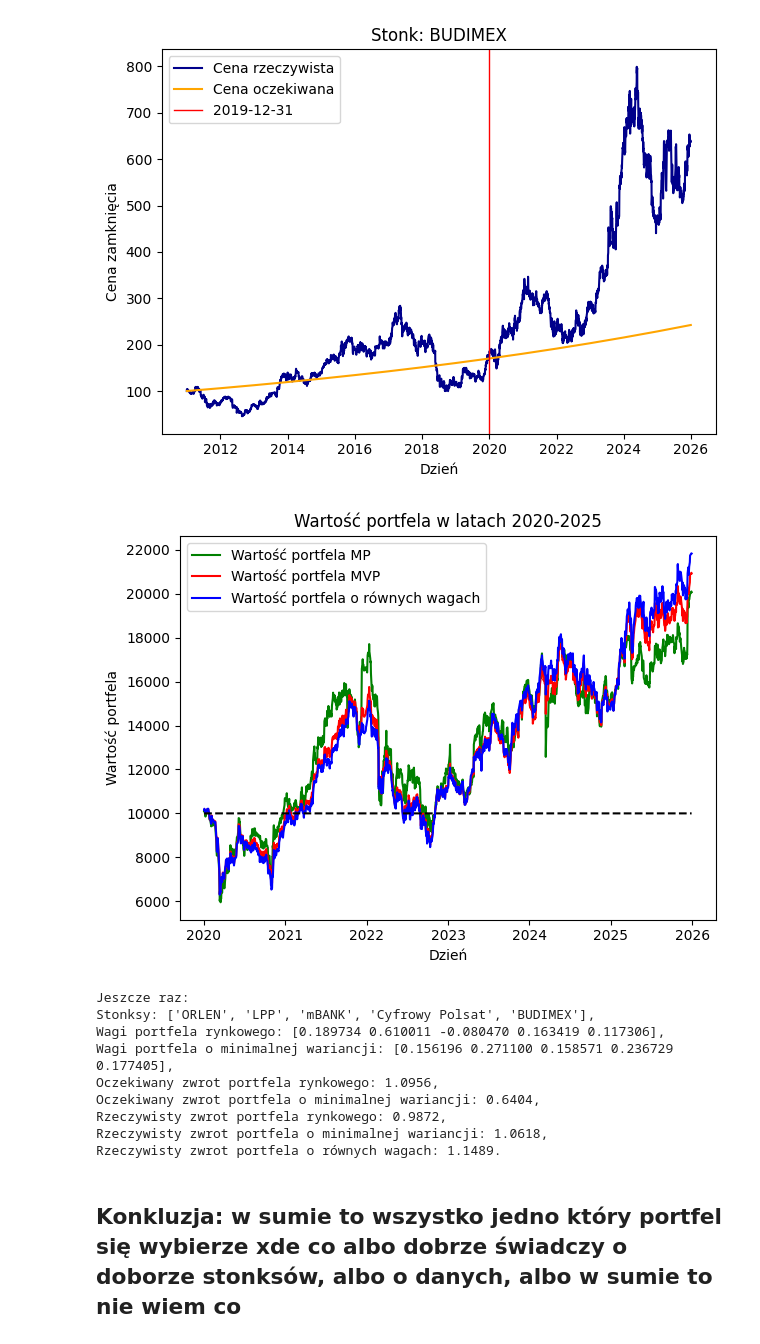
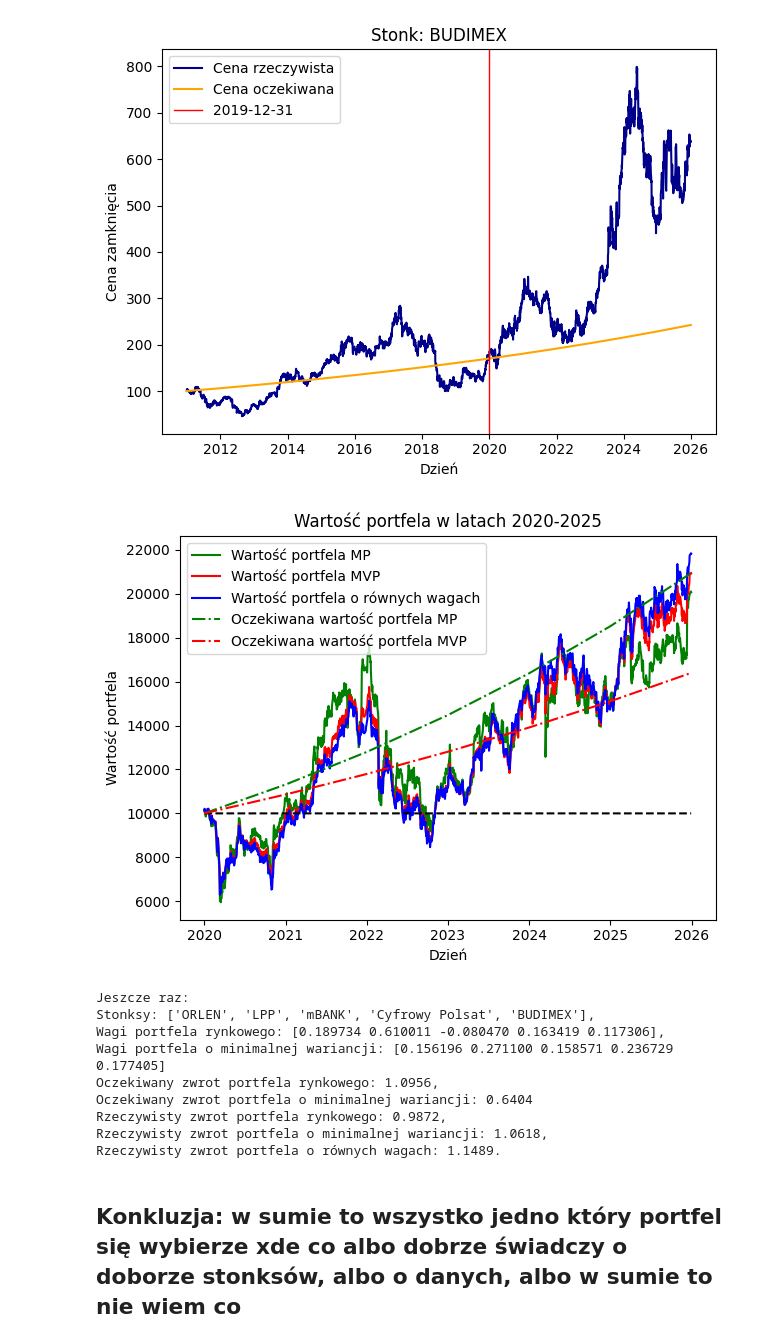
Before and after one commit to wilkjuraszekkarol/TPiZR_megaprojekt, a Jupyter notebook: raport_SPECJALny.ipynb, the cells around one changed output. Drawn from its saved outputs; the diff is of its cells as text; code cells hidden in the pictures.

```diff
--- a/raport_SPECJALny.ipynb
+++ b/raport_SPECJALny.ipynb
@@ -187,43 +187,47 @@ daily_returns = pd.concat(
 daily_returns.columns = [f"Daily_Return_Stonk_{i+1}" for i in range(len(dfs_historical))]
 dates = dfs_recent[0]["Date"].reset_index(drop=True)
 
 def get_weighted_returns(budzet, wagi):
     weighted_returns = daily_returns.copy()
     for i in range(len(wagi)):
         column = weighted_returns.columns[i]
         weighted_returns[column] = weighted_returns[column] * wagi[i]
     weighted_returns["Łączny_dzienny_return"] = weighted_returns.sum(axis=1)
     for j in range(len(weighted_returns)):
         budzet.append(budzet[-1] * (1 + weighted_returns["Łączny_dzienny_return"].iloc[j]))
     return budzet[1:]
 
 returny_MP = get_weighted_returns([10000], w_MP)
 returny_MVP = get_weighted_returns([10000], w_MVP)
 returny_equal = get_weighted_returns([10000], [0.2, 0.2, 0.2, 0.2, 0.2])
 
 dates2 = [pd.Timestamp("2020-01-01"), pd.Timestamp("2021-01-01"), pd.Timestamp("2022-01-01"), pd.Timestamp("2023-01-01"), pd.Timestamp("2024-01-01"), pd.Timestamp("2025-01-01"), pd.Timestamp("2026-01-01")]
 
 plt.plot(dates, returny_MP, color="green", label="Wartość portfela MP")
 plt.plot(dates, returny_MVP, color="red", label="Wartość portfela MVP")
 plt.plot(dates, returny_equal, color="blue", label="Wartość portfela o równych wagach")
 plt.plot(dates, [10000]*len(dates), color="black", linestyle="--")
+plt.plot(dates2, [10000 * (1 + (roczne_mu_MP)) ** i for i in range(7)], color="green", linestyle="-.", label="Oczekiwana wartość portfela MP")
+plt.plot(dates2, [10000 * (1 + (roczne_mu_MVP)) ** i for i in range(7)], color="red", linestyle="-.", label="Oczekiwana wartość portfela MVP")
 plt.xlabel("Dzień")
 plt.ylabel("Wartość portfela")
 plt.title("Wartość portfela w latach 2020-2025")
 plt.legend()
 plt.tight_layout()
 plt.show()
 # %% [output]
-[figure, old version]
+[figure, new version]
 # %%
-print(f"Jeszcze raz: \nStonksy: {nazwy}, \nWagi portfela rynkowego: {w_MP}, \nWagi portfela o minimalnej wariancji: {w_MVP}, \nOczekiwany zwrot portfela rynkowego: {((1+roczne_mu_MP)**6 -1).round(4)}, \nOczekiwany zwrot portfela o minimalnej wariancji: {((1+roczne_mu_MVP)**6 -1).round(4)}, \nRzeczywisty zwrot portfela rynkowego: {((returny_MP[-1]/returny_MP[0]) -1).round(4)}, \nRzeczywisty zwrot portfela o minimalnej wariancji: {((returny_MVP[-1]/returny_MVP[0]) -1).round(4)}, \nRzeczywisty zwrot portfela o równych wagach: {((returny_equal[-1]/returny_equal[0]) -1).round(4 )}.")
+print(f"Jeszcze raz: \nStonksy: {nazwy}, \nWagi portfela rynkowego: {w_MP}, \nWagi portfela o minimalnej wariancji: {w_MVP}")
+print(f"Oczekiwany zwrot portfela rynkowego: {((1+roczne_mu_MP)**6 -1).round(4)}, \nOczekiwany zwrot portfela o minimalnej wariancji: {((1+roczne_mu_MVP)**6 -1).round(4)}")
+print(f"Rzeczywisty zwrot portfela rynkowego: {((returny_MP[-1]/returny_MP[0]) -1).round(4)}, \nRzeczywisty zwrot portfela o minimalnej wariancji: {((returny_MVP[-1]/returny_MVP[0]) -1).round(4)}, \nRzeczywisty zwrot portfela o równych wagach: {((returny_equal[-1]/returny_equal[0]) -1).round(4 )}.")
 # %% [output]
 Jeszcze raz:
 Stonksy: ['ORLEN', 'LPP', 'mBANK', 'Cyfrowy Polsat', 'BUDIMEX'],
 Wagi portfela rynkowego: [0.189734 0.610011 -0.080470 0.163419 0.117306],
-Wagi portfela o minimalnej wariancji: [0.156196 0.271100 0.158571 0.236729 0.177405],
+Wagi portfela o minimalnej wariancji: [0.156196 0.271100 0.158571 0.236729 0.177405]
 Oczekiwany zwrot portfela rynkowego: 1.0956,
-Oczekiwany zwrot portfela o minimalnej wariancji: 0.6404,
+Oczekiwany zwrot portfela o minimalnej wariancji: 0.6404
 Rzeczywisty zwrot portfela rynkowego: 0.9872,
 Rzeczywisty zwrot portfela o minimalnej wariancji: 1.0618,
 Rzeczywisty zwrot portfela o równych wagach: 1.1489.
```
